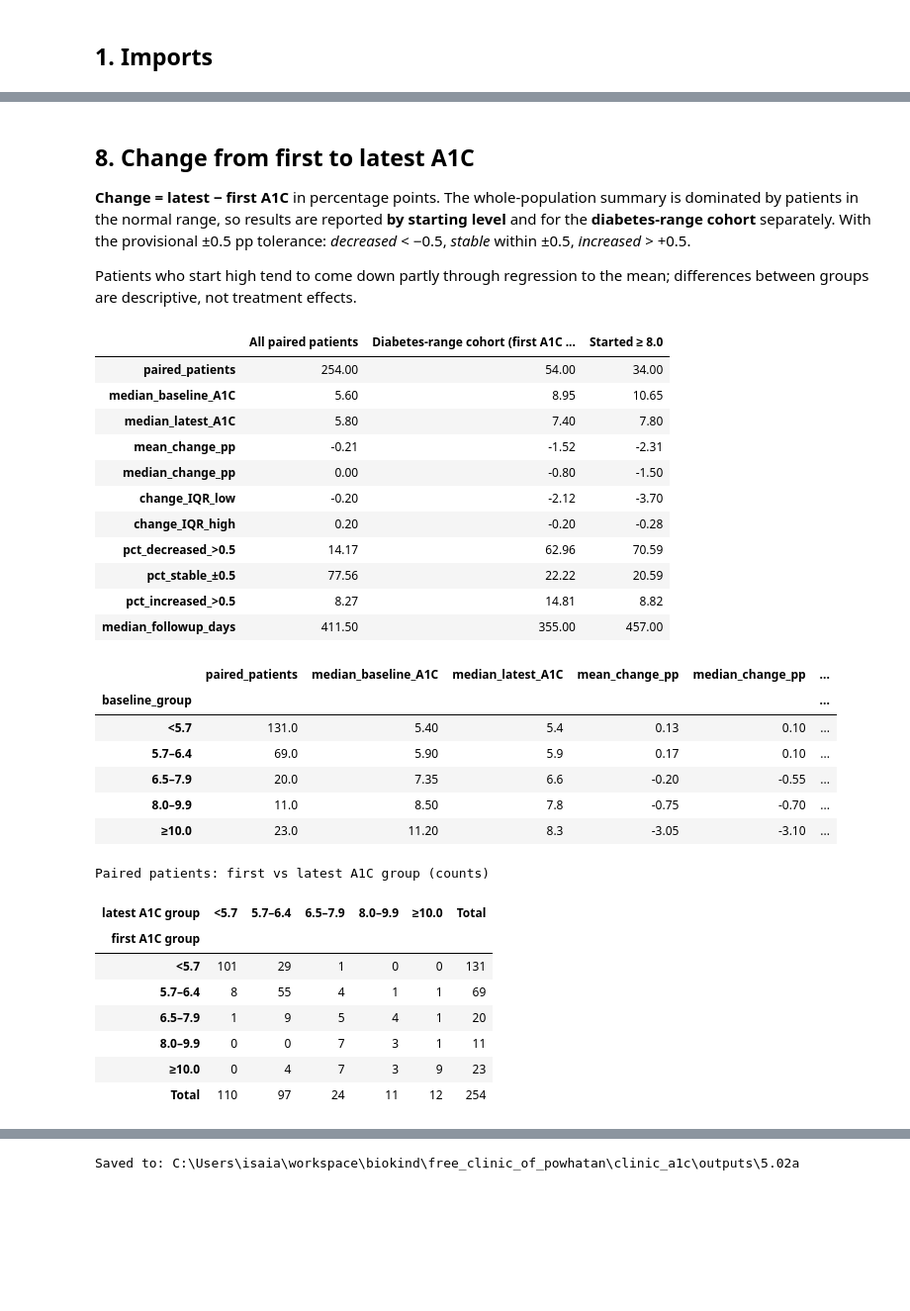
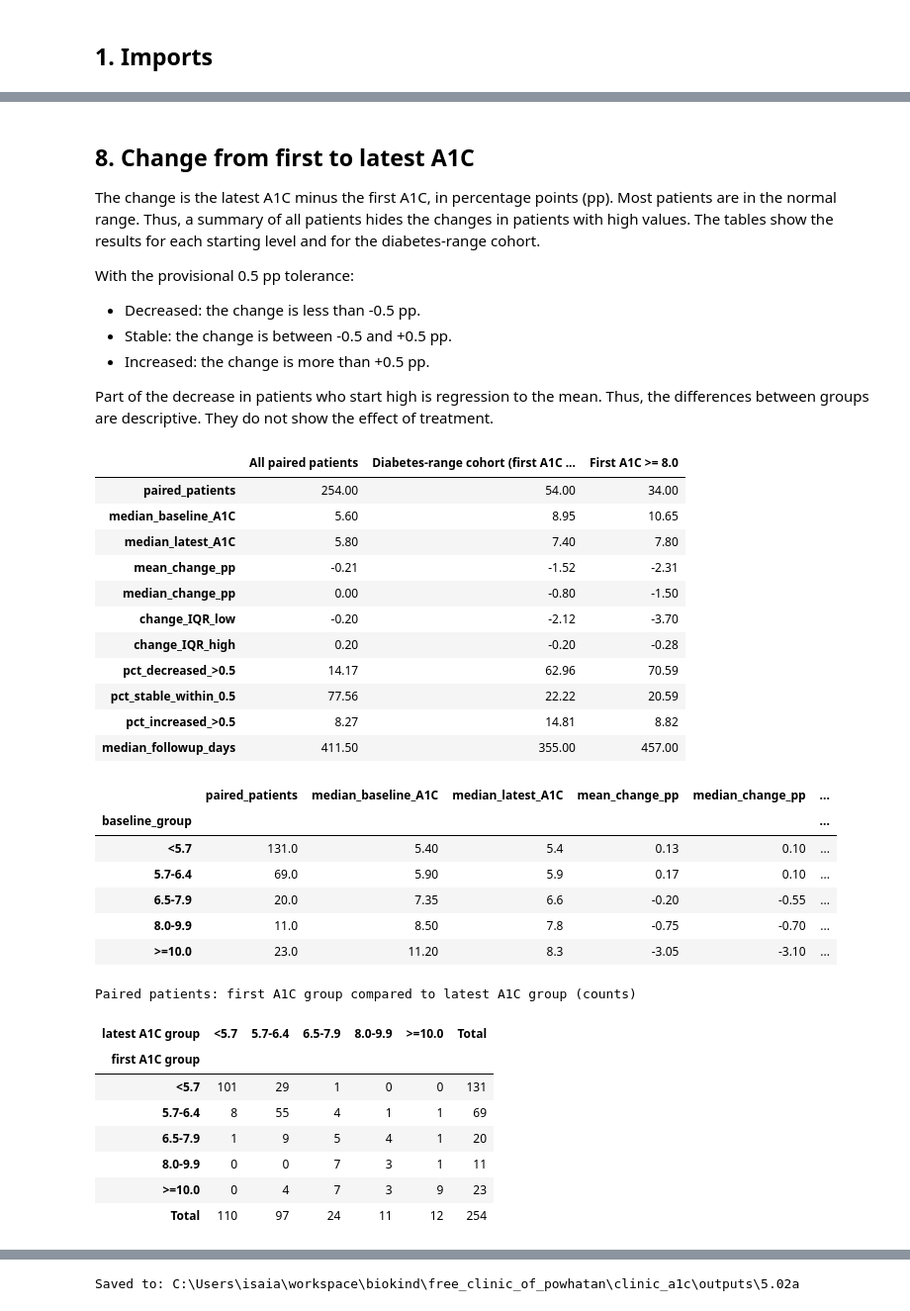
Before and after one commit to ijgarrett/clinic-a1c-analysis, a Jupyter notebook: a1c_preliminary_analysis_502a.ipynb, the cells around one changed output, grey strips where cells are left out. Shown at 99% size. Cells and saved outputs as stored; diff of their text form; code cells hidden in the pictures; blank space fills up the shorter version.

```diff
--- a/a1c_preliminary_analysis_502a.ipynb
+++ b/a1c_preliminary_analysis_502a.ipynb
@@ -124,12 +135,16 @@ def normalized_name(value):
 
 def load_export(path, verbose=True):
     if not path.exists():
-        raise FileNotFoundError(f"Put the export at {path.resolve()} or edit INPUT_FILE.")
+        raise FileNotFoundError(f"Put the export at {path.resolve()} or change INPUT_FILE.")
     if path.suffix.lower() in {".xlsx", ".xlsm"}:
         return pd.read_excel(path, sheet_name=SHEET_NAME, header=HEADER_ROW, dtype=str, engine="openpyxl")
+
+    # Find the encoding from the first bytes of the file
     with path.open("rb") as handle:
         prefix = handle.read(4)
     encoding = CSV_ENCODING or ("utf-16" if prefix.startswith((b"\xff\xfe", b"\xfe\xff")) else "utf-8-sig")
+
+    # Find the separator from the header line
     separator = CSV_SEPARATOR
     if separator is None:
         with path.open("r", encoding=encoding, newline="") as handle:
@@ -138,14 +153,15 @@ def load_export(path, verbose=True):
         counts = {d: header_line.count(d) for d in ("\t", ",", ";", "|")}
         separator = max(counts, key=counts.get)
         if counts[separator] == 0:
-            raise ValueError("Set CSV_SEPARATOR explicitly to the file delimiter.")
+            raise ValueError("Set CSV_SEPARATOR to the separator in the file.")
     if verbose:
         print(f"{path.name}: encoding={encoding}, separator={separator!r}")
+
     frame = pd.read_csv(path, encoding=encoding, sep=separator, header=HEADER_ROW,
                         dtype=str, index_col=False)
     frame.columns = [normalized_name(c) for c in frame.columns]
     if frame.columns.duplicated().any():
-        raise ValueError("Normalized column names collide. Rename them explicitly before proceeding.")
+        raise ValueError("Two or more column names are the same after cleanup. Rename them first.")
     return frame
 
 raw = load_export(INPUT_FILE)
@@ -154,11 +170,11 @@ if missing:
     raise ValueError(f"Missing columns: {missing}. Check HEADER_ROW and COLUMN.")
 
 attr_all = raw[COLUMN["attribute"]].astype("string").str.strip()
-print(f"Imported rows: {len(raw):,}")
-print(f"Distinct lab attributes: {attr_all.nunique():,}   distinct orders: {raw[COLUMN['order_name']].nunique():,}")
-print(f"Distinct patients (any lab): {raw[COLUMN['patient_id']].nunique():,}")
-print("Normalized columns:", raw.columns.tolist())
-print("\nMost common lab attributes (A1C is a small slice of this export):")
+print(f"Rows: {len(raw):,}")
+print(f"Lab attributes: {attr_all.nunique():,}   orders: {raw[COLUMN['order_name']].nunique():,}")
+print(f"Patients (any lab): {raw[COLUMN['patient_id']].nunique():,}")
+print("Columns:", raw.columns.tolist())
+print("\nMost common lab attributes:")
 display(attr_all.value_counts().head(12).rename_axis("lab_attribute").to_frame("rows"))
 # %% [output]
 5.02a - Lab Results Analysis Report.csv: encoding=utf-16, separator='\t'
@@ -513,10 +490,17 @@ display(baseline_distribution)
 # %% [markdown]
 ## 8. Change from first to latest A1C
-**Change = latest − first A1C** in percentage points. The whole-population summary is dominated by patients in the normal range, so results are reported **by starting level** and for the **diabetes-range cohort** separately. With the provisional ±0.5 pp tolerance: *decreased* < −0.5, *stable* within ±0.5, *increased* > +0.5.
 
-Patients who start high tend to come down partly through regression to the mean; differences between groups are descriptive, not treatment effects.
+The change is the latest A1C minus the first A1C, in percentage points (pp). Most patients are in the normal range. Thus, a summary of all patients hides the changes in patients with high values. The tables show the results for each starting level and for the diabetes-range cohort.
+
+With the provisional 0.5 pp tolerance:
+- Decreased: the change is less than -0.5 pp.
+- Stable: the change is between -0.5 and +0.5 pp.
+- Increased: the change is more than +0.5 pp.
+
+Part of the decrease in patients who start high is regression to the mean. Thus, the differences between groups are descriptive. They do not show the effect of treatment.
 # %%
 tol = float(STABILITY_TOLERANCE_PP)
+
 def change_summary(p):
     return pd.Series({
         "paired_patients": len(p),
@@ -527,54 +511,54 @@ def change_summary(p):
         "change_IQR_low": p["change_pp"].quantile(.25),
         "change_IQR_high": p["change_pp"].quantile(.75),
         f"pct_decreased_>{tol}": 100 * p["change_pp"].lt(-tol).mean(),
-        f"pct_stable_±{tol}": 100 * p["change_pp"].abs().le(tol).mean(),
+        f"pct_stable_within_{tol}": 100 * p["change_pp"].abs().le(tol).mean(),
         f"pct_increased_>{tol}": 100 * p["change_pp"].gt(tol).mean(),
         "median_followup_days": p["followup_days"].median(),
     })
 
 descriptive = pd.DataFrame({
     "All paired patients": change_summary(paired),
-    "Diabetes-range cohort (first A1C ≥ 6.5)": change_summary(dm_paired),
-    "Started ≥ 8.0": change_summary(paired[paired["baseline_a1c"].ge(8)]),
+    "Diabetes-range cohort (first A1C >= 6.5)": change_summary(dm_paired),
+    "First A1C >= 8.0": change_summary(paired[paired["baseline_a1c"].ge(8)]),
 }).round(2)
 display(descriptive)
 
 baseline_comparison = paired.groupby("baseline_group", observed=False).apply(change_summary).round(2)
 display(baseline_comparison)
 
 transition = pd.crosstab(paired["baseline_group"], paired["latest_group"], margins=True,
                          margins_name="Total", dropna=False)
 transition.index.name, transition.columns.name = "first A1C group", "latest A1C group"
-print("Paired patients: first vs latest A1C group (counts)")
+print("Paired patients: first A1C group compared to latest A1C group (counts)")
 display(transition)
 # %% [output]
-|  | All paired patients | Diabetes-range cohort (first A1C ... | Started ≥ 8.0 |
+|  | All paired patients | Diabetes-range cohort (first A1C ... | First A1C >= 8.0 |
 | paired_patients | 254.00 | 54.00 | 34.00 |
 | median_baseline_A1C | 5.60 | 8.95 | 10.65 |
 | median_latest_A1C | 5.80 | 7.40 | 7.80 |
 | mean_change_pp | -0.21 | -1.52 | -2.31 |
 | median_change_pp | 0.00 | -0.80 | -1.50 |
 | change_IQR_low | -0.20 | -2.12 | -3.70 |
 | change_IQR_high | 0.20 | -0.20 | -0.28 |
 | pct_decreased_>0.5 | 14.17 | 62.96 | 70.59 |
-| pct_stable_±0.5 | 77.56 | 22.22 | 20.59 |
+| pct_stable_within_0.5 | 77.56 | 22.22 | 20.59 |
 | pct_increased_>0.5 | 8.27 | 14.81 | 8.82 |
 | median_followup_days | 411.50 | 355.00 | 457.00 |
 |  | paired_patients | median_baseline_A1C | median_latest_A1C | mean_change_pp | median_change_pp | ... |
 | baseline_group |  |  |  |  |  | ... |
 | <5.7 | 131.0 | 5.40 | 5.4 | 0.13 | 0.10 | ... |
-| 5.7–6.4 | 69.0 | 5.90 | 5.9 | 0.17 | 0.10 | ... |
-| 6.5–7.9 | 20.0 | 7.35 | 6.6 | -0.20 | -0.55 | ... |
-| 8.0–9.9 | 11.0 | 8.50 | 7.8 | -0.75 | -0.70 | ... |
-| ≥10.0 | 23.0 | 11.20 | 8.3 | -3.05 | -3.10 | ... |
+| 5.7-6.4 | 69.0 | 5.90 | 5.9 | 0.17 | 0.10 | ... |
+| 6.5-7.9 | 20.0 | 7.35 | 6.6 | -0.20 | -0.55 | ... |
+| 8.0-9.9 | 11.0 | 8.50 | 7.8 | -0.75 | -0.70 | ... |
+| >=10.0 | 23.0 | 11.20 | 8.3 | -3.05 | -3.10 | ... |
-Paired patients: first vs latest A1C group (counts)
+Paired patients: first A1C group compared to latest A1C group (counts)
-| latest A1C group | <5.7 | 5.7–6.4 | 6.5–7.9 | 8.0–9.9 | ≥10.0 | Total |
+| latest A1C group | <5.7 | 5.7-6.4 | 6.5-7.9 | 8.0-9.9 | >=10.0 | Total |
 | first A1C group |  |  |  |  |  |  |
 | <5.7 | 101 | 29 | 1 | 0 | 0 | 131 |
-| 5.7–6.4 | 8 | 55 | 4 | 1 | 1 | 69 |
-| 6.5–7.9 | 1 | 9 | 5 | 4 | 1 | 20 |
-| 8.0–9.9 | 0 | 0 | 7 | 3 | 1 | 11 |
-| ≥10.0 | 0 | 4 | 7 | 3 | 9 | 23 |
+| 5.7-6.4 | 8 | 55 | 4 | 1 | 1 | 69 |
+| 6.5-7.9 | 1 | 9 | 5 | 4 | 1 | 20 |
+| 8.0-9.9 | 0 | 0 | 7 | 3 | 1 | 11 |
+| >=10.0 | 0 | 4 | 7 | 3 | 9 | 23 |
 | Total | 110 | 97 | 24 | 11 | 12 | 254 |
 # %% [markdown]
 ## 9. Control, progression, and repeat testing
```
Also changed, not shown: parts of 25 cells of this notebook.
